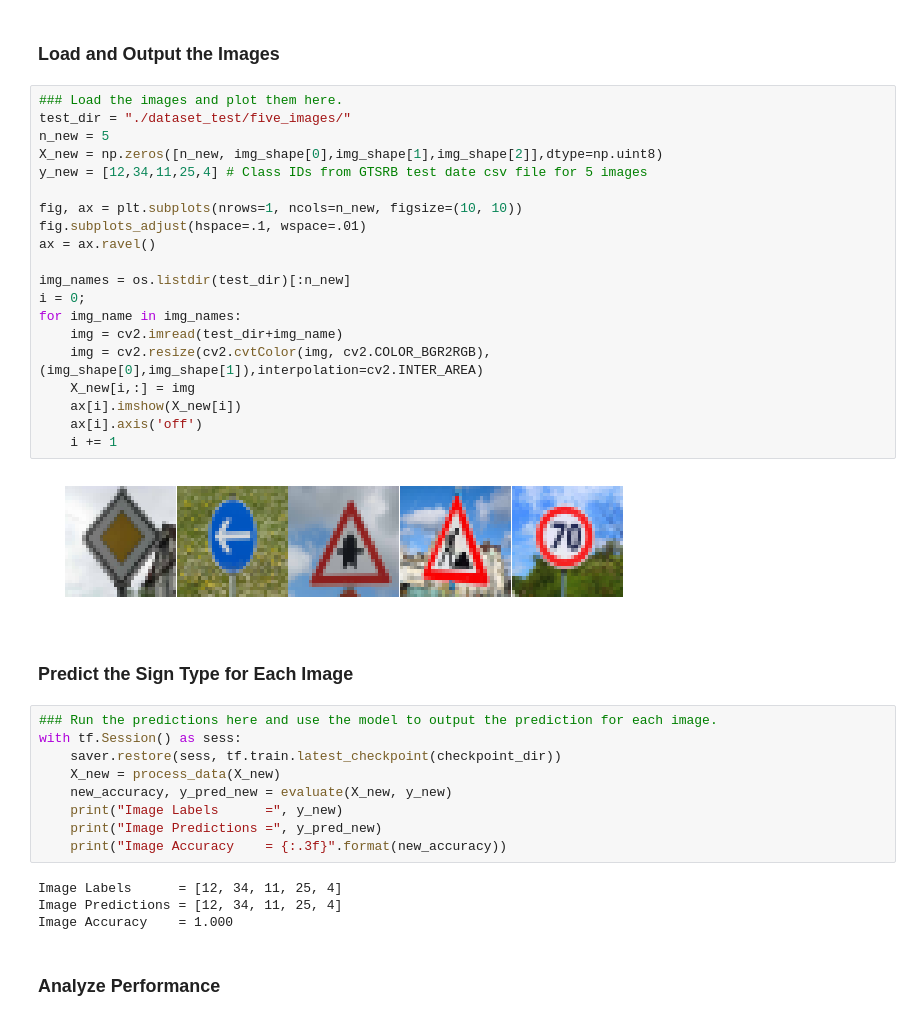
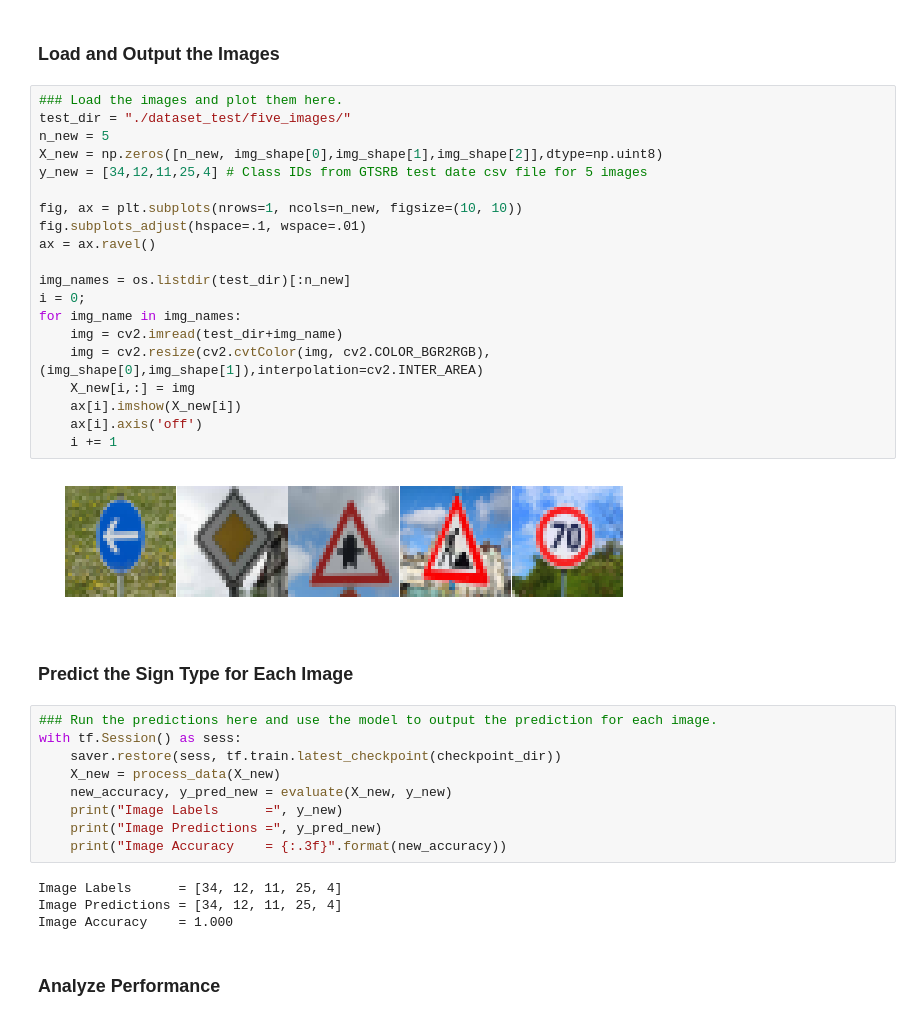
Before and after one commit to AjinkyaBhave/CarND_P2_ClassifySigns, a Jupyter notebook: Traffic_Sign_Classifier.ipynb, the cells around one changed output. Drawn from its saved outputs; the diff is of its cells as text.

```diff
--- a/Traffic_Sign_Classifier.ipynb
+++ b/Traffic_Sign_Classifier.ipynb
@@ -565,25 +565,25 @@ You may find `signnames.csv` useful as it contains mappings from the class id (i
 # %%
 ### Load the images and plot them here.
 test_dir = "./dataset_test/five_images/"
 n_new = 5
 X_new = np.zeros([n_new, img_shape[0],img_shape[1],img_shape[2]],dtype=np.uint8)
-y_new = [12,34,11,25,4] # Class IDs from GTSRB test date csv file for 5 images
+y_new = [34,12,11,25,4] # Class IDs from GTSRB test date csv file for 5 images
 
 fig, ax = plt.subplots(nrows=1, ncols=n_new, figsize=(10, 10))
 fig.subplots_adjust(hspace=.1, wspace=.01)
 ax = ax.ravel()
 
 img_names = os.listdir(test_dir)[:n_new]
 i = 0;
 for img_name in img_names:
     img = cv2.imread(test_dir+img_name)
     img = cv2.resize(cv2.cvtColor(img, cv2.COLOR_BGR2RGB),(img_shape[0],img_shape[1]),interpolation=cv2.INTER_AREA)
     X_new[i,:] = img
     ax[i].imshow(X_new[i])
     ax[i].axis('off')
     i += 1
 # %% [output]
-[figure, old version]
+[figure, new version]
 # %% [markdown]
 ### Predict the Sign Type for Each Image
 # %%
@@ -596,8 +596,8 @@ with tf.Session() as sess:
     print("Image Predictions =", y_pred_new)
     print("Image Accuracy    = {:.3f}".format(new_accuracy))
 # %% [output]
-Image Labels      = [12, 34, 11, 25, 4]
-Image Predictions = [12, 34, 11, 25, 4]
+Image Labels      = [34, 12, 11, 25, 4]
+Image Predictions = [34, 12, 11, 25, 4]
 Image Accuracy    = 1.000
 # %% [markdown]
 ### Analyze Performance
```
Also changed, not shown: parts of 1 cell of this notebook, 13 other files.
